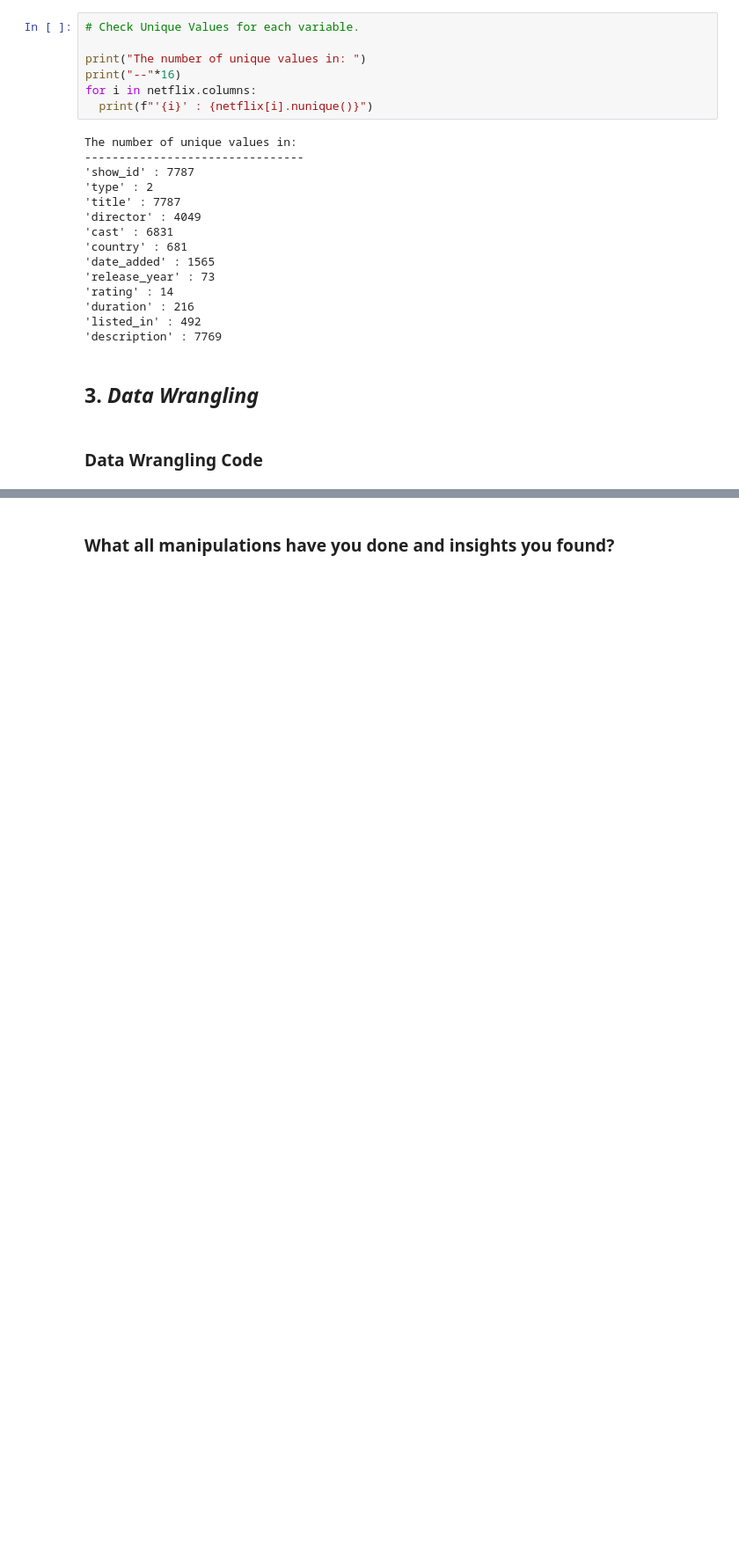
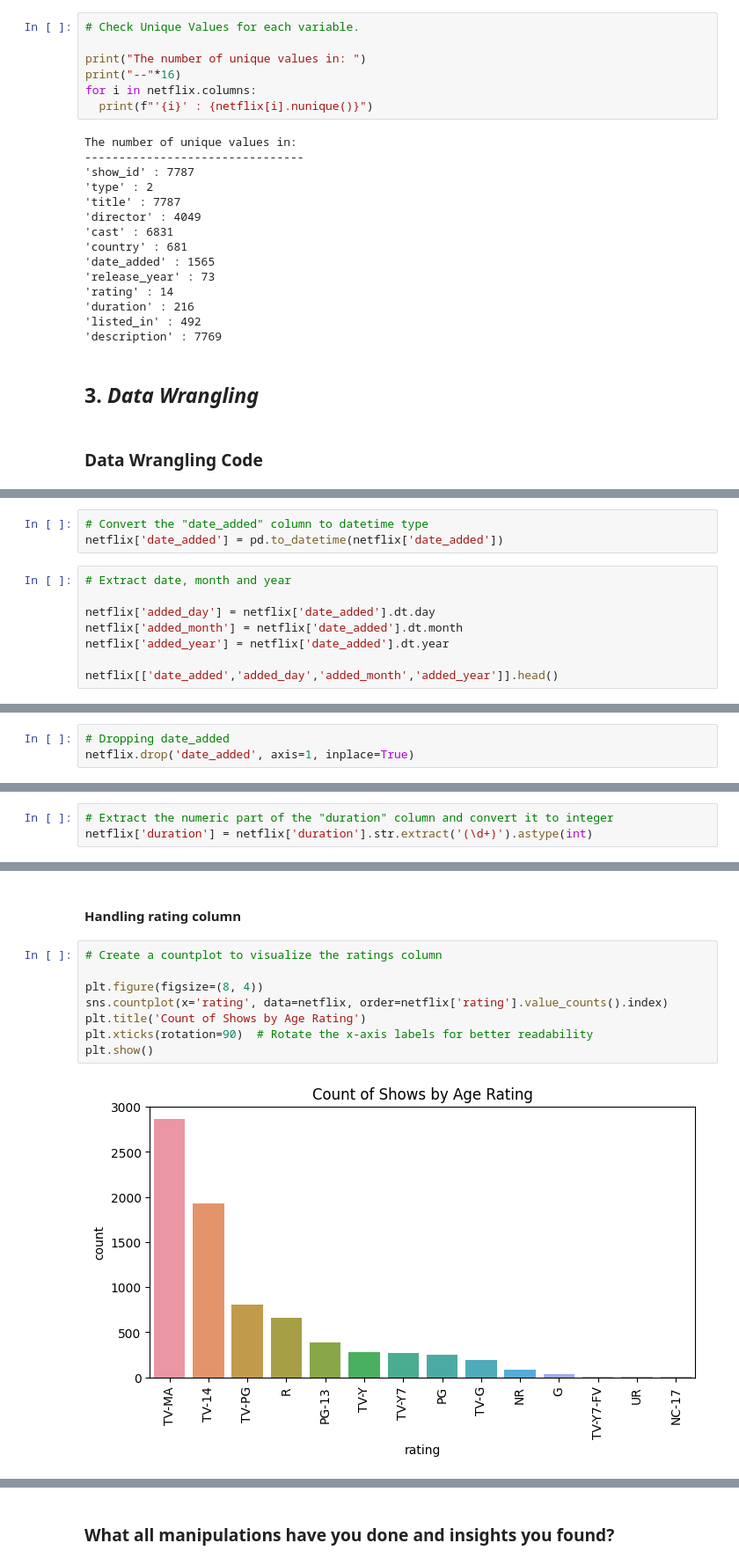
Before and after one commit to OmprakashDebata/Netflix_Content_Clustering, a Jupyter notebook: Project_Netflix.ipynb, the cells around one changed output, grey strips where cells are left out. Shown: that part at 88% size. Saved outputs shown, nothing was run; the diff lists cells and outputs as text; blank space fills up the shorter version.

```diff
--- a/Project_Netflix.ipynb
+++ b/Project_Netflix.ipynb
@@ -306,0 +364,11 @@ The number of unique values in:
+# %%
+# Convert the "date_added" column to datetime type
+netflix['date_added'] = pd.to_datetime(netflix['date_added'])
+# %%
+# Extract date, month and year
+
+netflix['added_day'] = netflix['date_added'].dt.day
+netflix['added_month'] = netflix['date_added'].dt.month
+netflix['added_year'] = netflix['date_added'].dt.year
+
+netflix[['date_added','added_day','added_month','added_year']].head()
@@ -306,0 +382,3 @@ The number of unique values in:
+# %%
+# Dropping date_added
+netflix.drop('date_added', axis=1, inplace=True)
@@ -306,0 +391,3 @@ The number of unique values in:
+# %%
+# Extract the numeric part of the "duration" column and convert it to integer
+netflix['duration'] = netflix['duration'].str.extract('(\d+)').astype(int)
@@ -306,0 +403,12 @@ The number of unique values in:
+# %% [markdown]
+#### Handling rating column
+# %%
+# Create a countplot to visualize the ratings column
+
+plt.figure(figsize=(8, 4))
+sns.countplot(x='rating', data=netflix, order=netflix['rating'].value_counts().index)
+plt.title('Count of Shows by Age Rating')
+plt.xticks(rotation=90)  # Rotate the x-axis labels for better readability
+plt.show()
+# %% [output]
+[figure, added]
```
Also changed, not shown: parts of 23 cells of this notebook.
